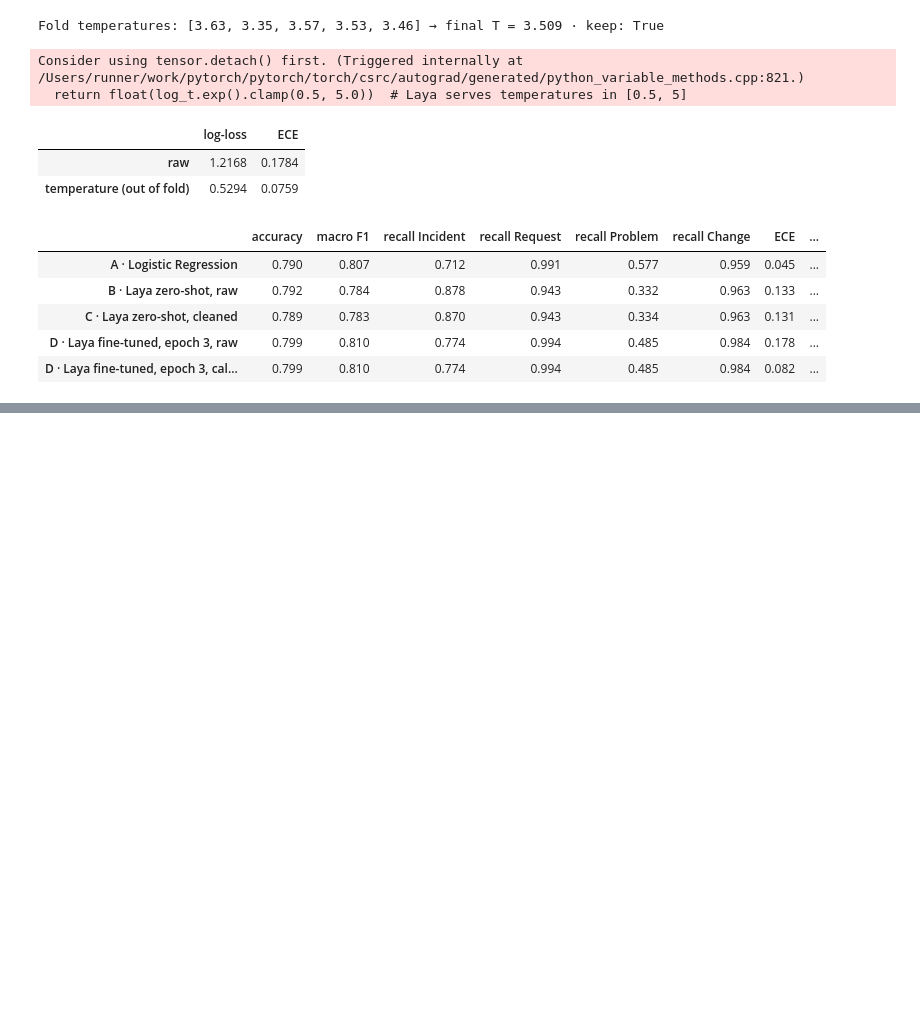
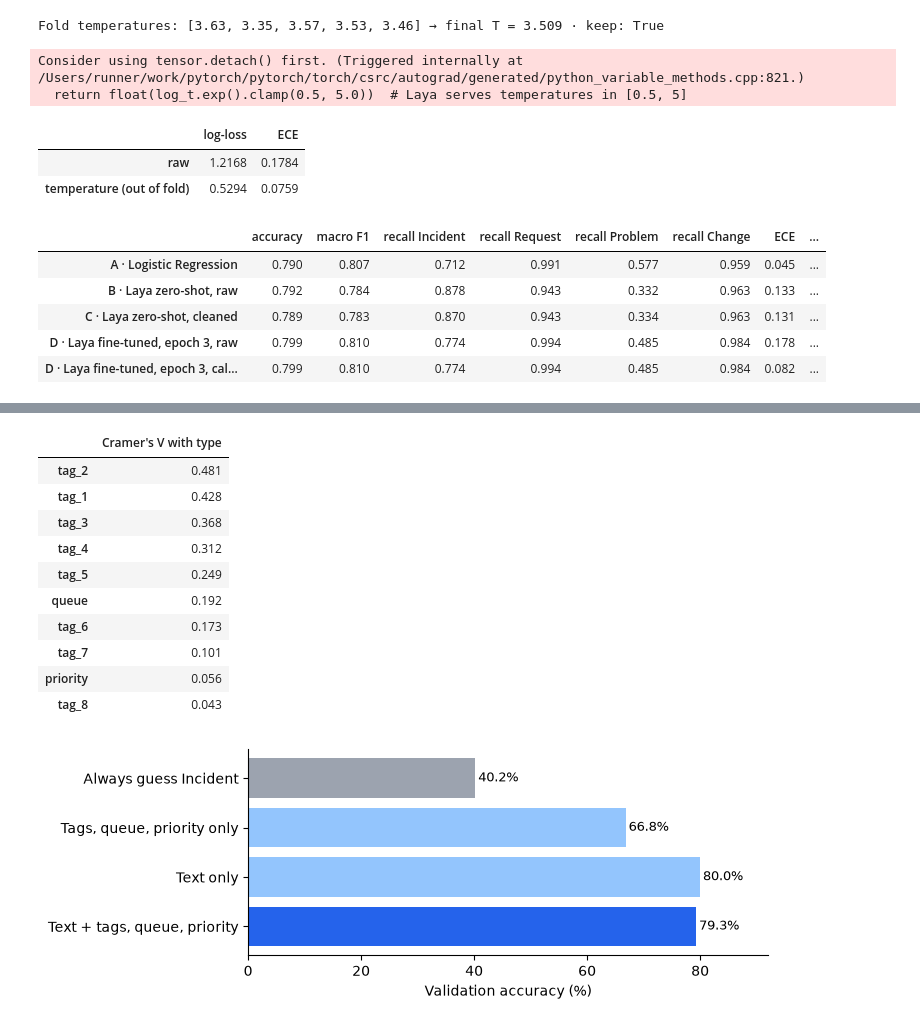
Before and after one commit to karthikiyer365/Live, a Jupyter notebook: laya-discover/laya_classifier.ipynb, the cells around one changed output, grey strips where cells are left out. Drawn from its saved outputs; the diff is of its cells as text; code cells hidden in the pictures; blank space fills up the shorter version.

```diff
--- a/laya-discover/laya_classifier.ipynb
+++ b/laya-discover/laya_classifier.ipynb
@@ -375,0 +668,19 @@ Accuracy 79.9% vs 79.0% — **+0.9 points, inside the noise band: a tie so far.*
+# %%
+# Phase 7 (check 2): nearest ticket from ANOTHER family, same label?
+from sklearn.feature_extraction.text import TfidfVectorizer
+from sklearn.neighbors import NearestNeighbors
+X = TfidfVectorizer(min_df=2, sublinear_tf=True).fit_transform(dev["text_clean"].fillna(""))
+dist, idx = NearestNeighbors(n_neighbors=30, metric="cosine").fit(X).kneighbors(X)
+fam, typ = dev["family_id"].to_numpy(), dev["type"].to_numpy()
+nb_i, nb_d = np.zeros(len(dev), int), np.zeros(len(dev))
+for i in range(len(dev)):
+    for j, d_ in zip(idx[i], dist[i]):
+        if fam[j] != fam[i]:
+            nb_i[i], nb_d[i] = j, d_
+            break
+sim, same = 1 - nb_d, typ[nb_i] == typ
+bands = [(0.7, 1.01, "0.7 or more"), (0.5, 0.7, "0.5 to 0.7"), (0.0, 0.5, "below 0.5")]
+display(pd.DataFrame([{"similarity to neighbor": name, "tickets": int(((sim >= lo) & (sim < hi)).sum()),
+                       "same label": f"{same[(sim >= lo) & (sim < hi)].mean():.1%}" if ((sim >= lo) & (sim < hi)).any() else "n/a"}
+                      for lo, hi, name in bands]).set_index("similarity to neighbor"))
+print(f"All tickets: nearest ticket from another family has the same label {same.mean():.1%} of the time")
@@ -375,0 +694,47 @@ Accuracy 79.9% vs 79.0% — **+0.9 points, inside the noise band: a tie so far.*
+# %%
+# Phase 7 (check 3): do tags, queue and priority add information beyond the text?
+import matplotlib.pyplot as plt
+import scipy.sparse as sp
+from scipy.stats import chi2_contingency
+from sklearn.linear_model import LogisticRegression
+from sklearn.preprocessing import OneHotEncoder
+
+meta = ["queue", "priority"] + [f"tag_{i}" for i in range(1, 9)]
+dm = dev.join(df_raw[meta], on="raw_row")
+
+def cramers_v(x, y):  # 0 = no link, 1 = perfect link (bias-corrected)
+    t = pd.crosstab(x, y); n = t.values.sum(); r, k = t.shape
+    phi2 = max(0, chi2_contingency(t, correction=False)[0] / n - (k - 1) * (r - 1) / (n - 1))
+    rc, kc = r - (r - 1) ** 2 / (n - 1), k - (k - 1) ** 2 / (n - 1)
+    return np.sqrt(phi2 / min(kc - 1, rc - 1))
+v = pd.Series({c: cramers_v(dm[c].fillna("none").astype(str), dm["type"]) for c in meta}).sort_values(ascending=False)
+display(v.round(3).rename("Cramer's V with type").to_frame())
+
+tr, va = dm[dm["split"] == "train"], dm[dm["split"] == "validation"]
+tf = TfidfVectorizer(sublinear_tf=True, min_df=2, ngram_range=(1, 2)).fit(tr["text_clean"].fillna(""))
+oh = OneHotEncoder(handle_unknown="ignore").fit(tr[meta].fillna("none").astype(str))
+def feats(x, text, cols):
+    parts = ([tf.transform(x["text_clean"].fillna(""))] if text else []) + ([oh.transform(x[meta].fillna("none").astype(str))] if cols else [])
+    return sp.hstack(parts).tocsr()
+acc = {"Always guess Incident": (va["type"] == "Incident").mean()}
+for name, text, cols in [("Tags, queue, priority only", False, True), ("Text only", True, False), ("Text + tags, queue, priority", True, True)]:
+    acc[name] = LogisticRegression(max_iter=2000).fit(feats(tr, text, cols), tr["type"]).score(feats(va, text, cols), va["type"])
+fig, ax = plt.subplots(figsize=(7.5, 2.8))
+ax.barh(list(acc)[::-1], [a * 100 for a in acc.values()][::-1], color=["#2563eb", "#93c5fd", "#93c5fd", "#9ca3af"])
+for y, a in enumerate(list(acc.values())[::-1]):
+    ax.text(a * 100 + 0.5, y, f"{a:.1%}", va="center", fontsize=9)
+ax.set_xlim(0, 92); ax.set_xlabel("Validation accuracy (%)"); ax.spines[["top", "right"]].set_visible(False)
+plt.tight_layout(); plt.show()
+# %% [output]
+|  | Cramer's V with type |
+| tag_2 | 0.481 |
+| tag_1 | 0.428 |
+| tag_3 | 0.368 |
+| tag_4 | 0.312 |
+| tag_5 | 0.249 |
+| queue | 0.192 |
+| tag_6 | 0.173 |
+| tag_7 | 0.101 |
+| priority | 0.056 |
+| tag_8 | 0.043 |
+[figure, added]
```
Also changed, not shown: parts of 40 cells of this notebook, 20 other files.
